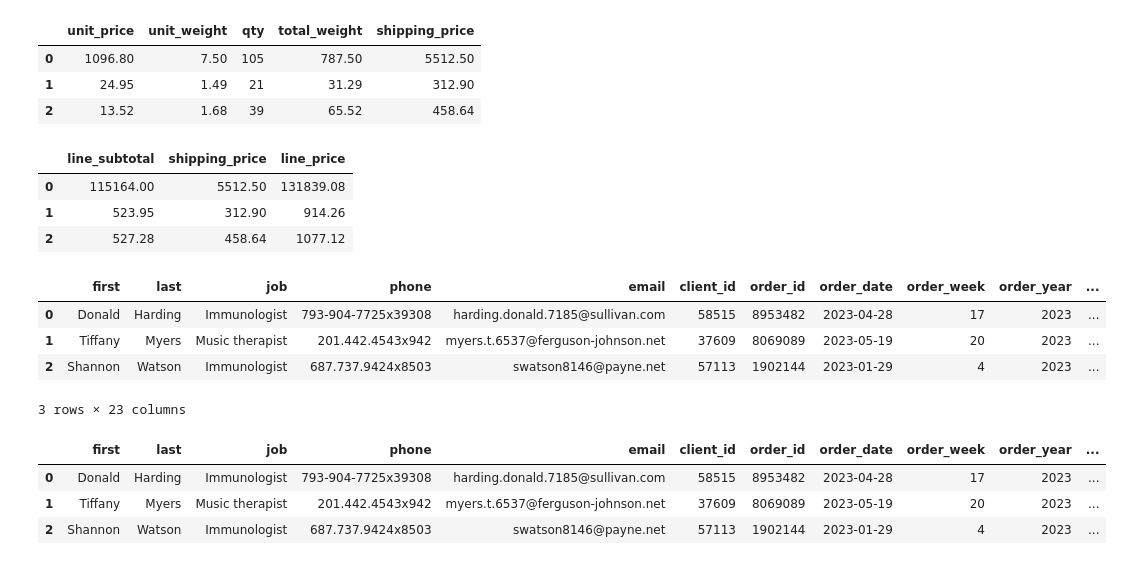
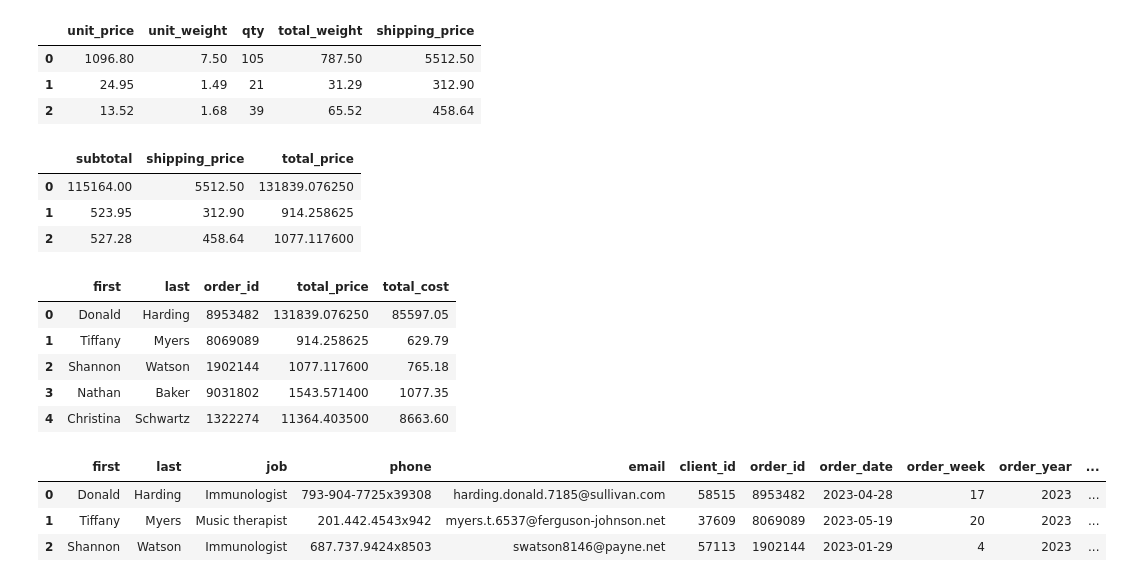
Before and after one commit to SikoticVinyl/pandas-challenge-1, a Jupyter notebook: Starter_Code/wholesale_data_analysis_starter_code.ipynb, the cells around one changed output. Cells and saved outputs as stored; diff of their text form; code cells hidden in the pictures.

```diff
--- a/Starter_Code/wholesale_data_analysis_starter_code.ipynb
+++ b/Starter_Code/wholesale_data_analysis_starter_code.ipynb
@@ -178,20 +178,27 @@ ws_df[['unit_price','unit_weight','qty','total_weight','shipping_price']].head(3
 | 2 | 13.52 | 1.68 | 39 | 65.52 | 458.64 |
 # %%
 # Create a column for the total price using the subtotal and the shipping price along with a sales tax of 9.25%
+ws_df['total_price'] = (ws_df['subtotal'] + ws_df['shipping_price']) * 1.0925
+
+ws_df[['subtotal','shipping_price','total_price']].head(3)
 # %% [output]
-|  | line_subtotal | shipping_price | line_price |
-| 0 | 115164.00 | 5512.50 | 131839.08 |
-| 1 | 523.95 | 312.90 | 914.26 |
-| 2 | 527.28 | 458.64 | 1077.12 |
+|  | subtotal | shipping_price | total_price |
+| 0 | 115164.00 | 5512.50 | 131839.076250 |
+| 1 | 523.95 | 312.90 | 914.258625 |
+| 2 | 527.28 | 458.64 | 1077.117600 |
 # %%
 # Create a column for the cost of each line using unit cost, qty, and
 # shipping price (assume the shipping cost is exactly what is charged to the client).
+ws_df['total_cost'] = (ws_df['unit_cost'] * ws_df['qty']) + ws_df['shipping_price']
+
+ws_df[['first','last','order_id','total_price','total_cost']].head(5)
 # %% [output]
-|  | first | last | job | phone | email | client_id | order_id | order_date | order_week | order_year | ... |
-| 0 | Donald | Harding | Immunologist | 793-904-7725x39308 | harding.donald.7185@sullivan.com | 58515 | 8953482 | 2023-04-28 | 17 | 2023 | ... |
-| 1 | Tiffany | Myers | Music therapist | 201.442.4543x942 | myers.t.6537@ferguson-johnson.net | 37609 | 8069089 | 2023-05-19 | 20 | 2023 | ... |
-| 2 | Shannon | Watson | Immunologist | 687.737.9424x8503 | swatson8146@payne.net | 57113 | 1902144 | 2023-01-29 | 4 | 2023 | ... |
+|  | first | last | order_id | total_price | total_cost |
+| 0 | Donald | Harding | 8953482 | 131839.076250 | 85597.05 |
+| 1 | Tiffany | Myers | 8069089 | 914.258625 | 629.79 |
+| 2 | Shannon | Watson | 1902144 | 1077.117600 | 765.18 |
+| 3 | Nathan | Baker | 9031802 | 1543.571400 | 1077.35 |
+| 4 | Christina | Schwartz | 1322274 | 11364.403500 | 8663.60 |
-3 rows × 23 columns
 # %%
 # Create a column for the profit of each line using line cost and line price
 # %% [output]
```
